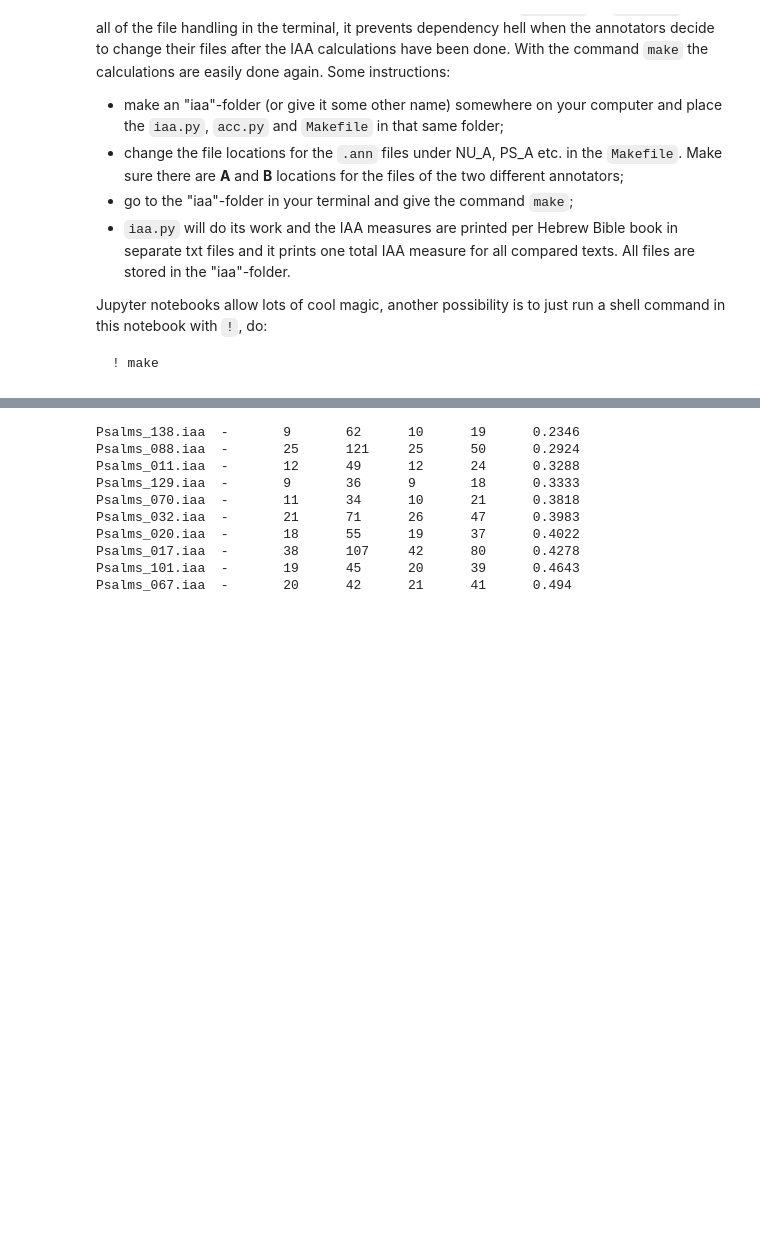
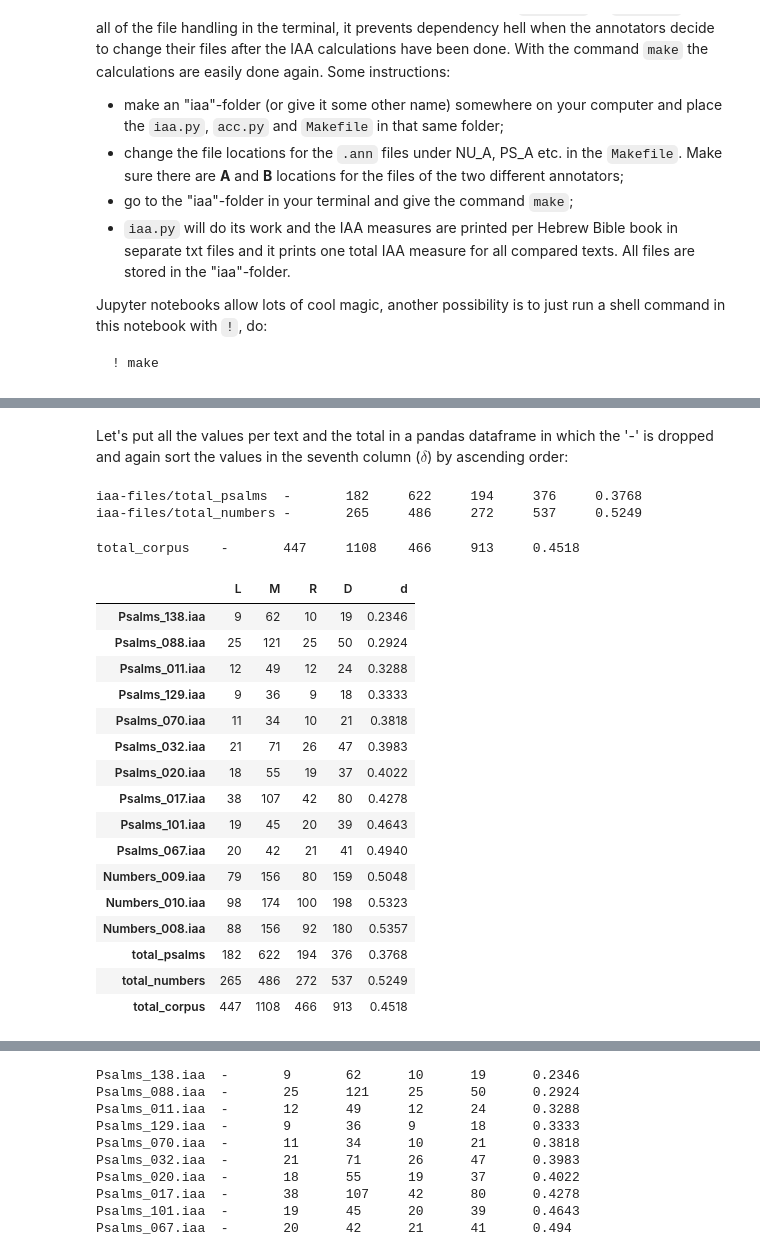
Before and after one commit to cmerwich/participant-analysis, a Jupyter notebook: iaa/iaa-analysis.ipynb, the cells around one changed output, grey strips where cells are left out. Cells and saved outputs as stored; diff of their text form; code cells hidden in the pictures; blank space fills up the shorter version.

Commit message:
new run of coref data

```diff
--- a/iaa/iaa-analysis.ipynb
+++ b/iaa/iaa-analysis.ipynb
@@ -156,0 +155,72 @@ total_psalms	-	182	622	194	376	0.3768
+# %% [markdown]
+Let's put all the values per text and the total in a pandas dataframe in which the '-' is dropped and again sort the values in the seventh column ($\delta$) by ascending order:
+# %%
+from acc import print_total, print_total_corpus
+
+name_ps, Lt_ps, Mt_ps, Rt_ps, Dt_ps, dt_ps = print_total('iaa-files/total_psalms')
+name_nu, Lt_nu, Mt_nu, Rt_nu, Dt_nu, dt_nu = print_total('iaa-files/total_numbers')
+# %% [output]
+iaa-files/total_psalms  -       182     622     194     376     0.3768
+iaa-files/total_numbers -       265     486     272     537     0.5249
+# %%
+import pandas as pd
+
+tot_column_names=['-','L', 'M', 'R', 'D', 'd']
+tot_data_types={'-': str, 'L': int, 'M': int, 'R': int, 'D': int, 'd': float}
+cols=['L', 'M', 'R', 'D', 'd']
+
+ps_df = pd.read_table('iaa-files/total_psalms',
+                           delim_whitespace=True,
+                           names=tot_column_names,
+                           dtype=tot_data_types
+                          ).drop(columns='-').sort_values(by='d')
+
+df_ps = pd.DataFrame([[Lt_ps, Mt_ps, Rt_ps, Dt_ps, dt_ps]],
+                  index=['total_psalms'],
+                  columns=cols
+                 )
+
+
+nu_df = pd.read_table('iaa-files/total_numbers',
+                           delim_whitespace=True,
+                           names=tot_column_names,
+                           dtype=tot_data_types
+                          ).drop(columns='-').sort_values(by='d')
+
+df_nu = pd.DataFrame([[Lt_nu, Mt_nu, Rt_nu, Dt_nu, dt_nu]],
+                  index=['total_numbers'],
+                  columns=cols
+                 )
+
+total_corpus, L_all, M_all, R_all, D_all, d_all = print_total_corpus()
+corpus_df = pd.DataFrame([[L_all, M_all, R_all, D_all, d_all]],
+                  index=[total_corpus],
+                  columns=cols
+                 )
+
+corpus_df
+tot_ps_nu_df = ps_df.append(nu_df)
+
+tot_ps_nu = tot_ps_nu_df.append(df_ps)
+tot_df = tot_ps_nu.append(df_nu)
+all_df = tot_df.append(corpus_df)
+all_df
+# %% [output]
+total_corpus    -       447     1108    466     913     0.4518
+|  | L | M | R | D | d |
+| Psalms_138.iaa | 9 | 62 | 10 | 19 | 0.2346 |
+| Psalms_088.iaa | 25 | 121 | 25 | 50 | 0.2924 |
+| Psalms_011.iaa | 12 | 49 | 12 | 24 | 0.3288 |
+| Psalms_129.iaa | 9 | 36 | 9 | 18 | 0.3333 |
+| Psalms_070.iaa | 11 | 34 | 10 | 21 | 0.3818 |
+| Psalms_032.iaa | 21 | 71 | 26 | 47 | 0.3983 |
+| Psalms_020.iaa | 18 | 55 | 19 | 37 | 0.4022 |
+| Psalms_017.iaa | 38 | 107 | 42 | 80 | 0.4278 |
+| Psalms_101.iaa | 19 | 45 | 20 | 39 | 0.4643 |
+| Psalms_067.iaa | 20 | 42 | 21 | 41 | 0.4940 |
+| Numbers_009.iaa | 79 | 156 | 80 | 159 | 0.5048 |
+| Numbers_010.iaa | 98 | 174 | 100 | 198 | 0.5323 |
+| Numbers_008.iaa | 88 | 156 | 92 | 180 | 0.5357 |
+| total_psalms | 182 | 622 | 194 | 376 | 0.3768 |
+| total_numbers | 265 | 486 | 272 | 537 | 0.5249 |
+| total_corpus | 447 | 1108 | 466 | 913 | 0.4518 |
```
Also changed, not shown: parts of 43 cells of this notebook, 29 other files.
